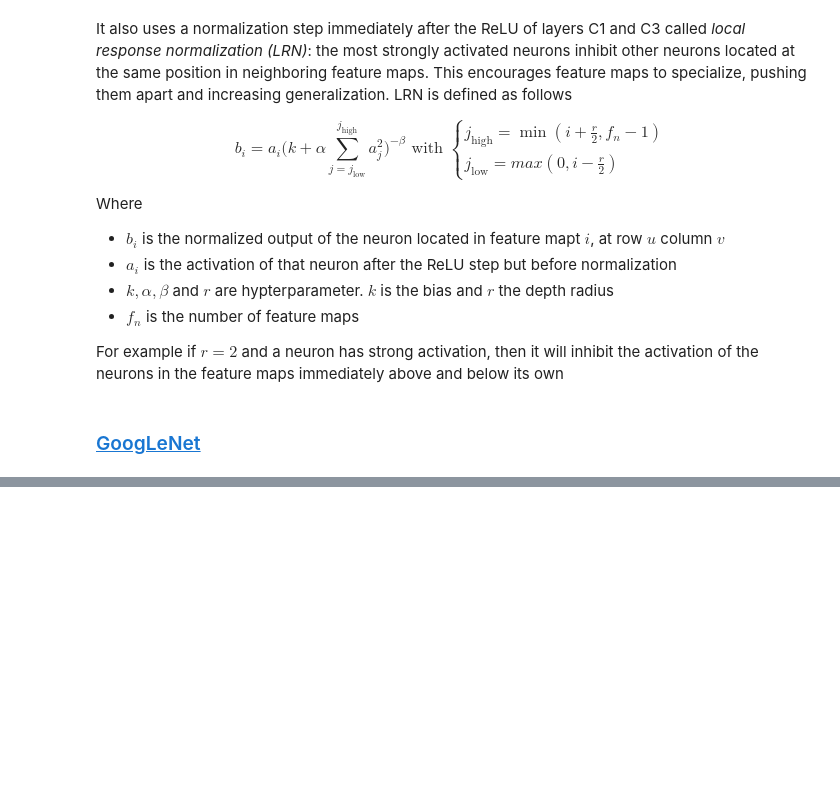
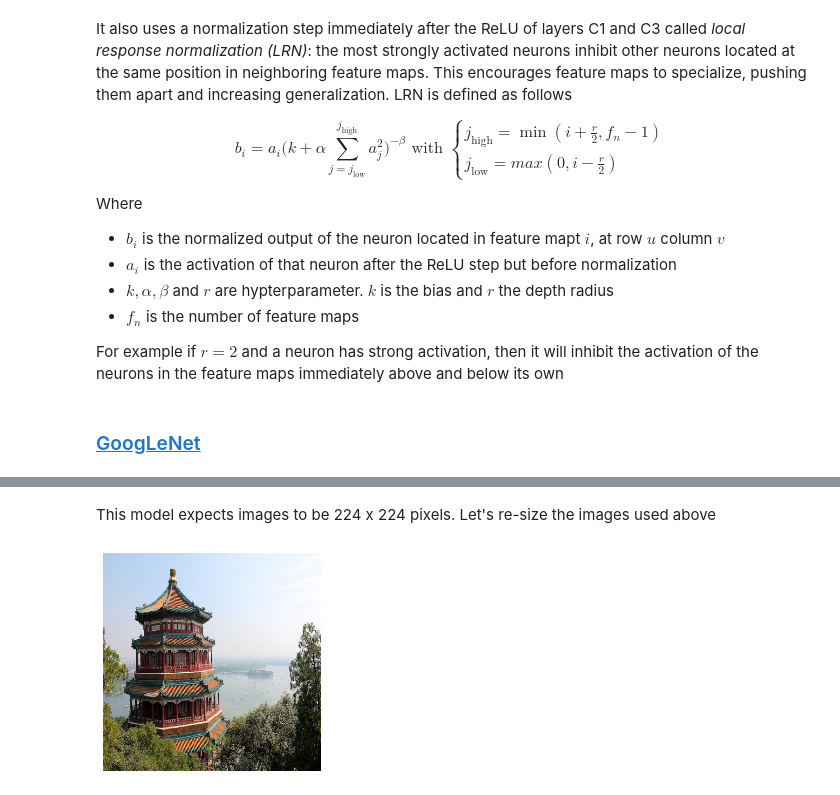
Before and after one commit to amaralcs/homl, a Jupyter notebook: 14_convolutional_neural_networks.ipynb, the cells around one changed output, grey strips where cells are left out. Saved outputs shown, nothing was run; the diff lists cells and outputs as text; code cells hidden in the pictures; blank space fills up the shorter version.

Commit message:
pre-trained models with keras

```diff
--- a/14_convolutional_neural_networks.ipynb
+++ b/14_convolutional_neural_networks.ipynb
@@ -296,0 +418,8 @@ For example if $r=2$ and a neuron has strong activation, then it will inhibit th
+# %% [markdown]
+This model expects images to be 224 x 224 pixels. Let's re-size the images used above
+# %%
+images_resized = tf.image.resize(images, [224, 224])
+# %%
+plot_color_image(images_resized[0])
+# %% [output]
+[figure, added]
```
Also changed, not shown: parts of 35 cells of this notebook.
